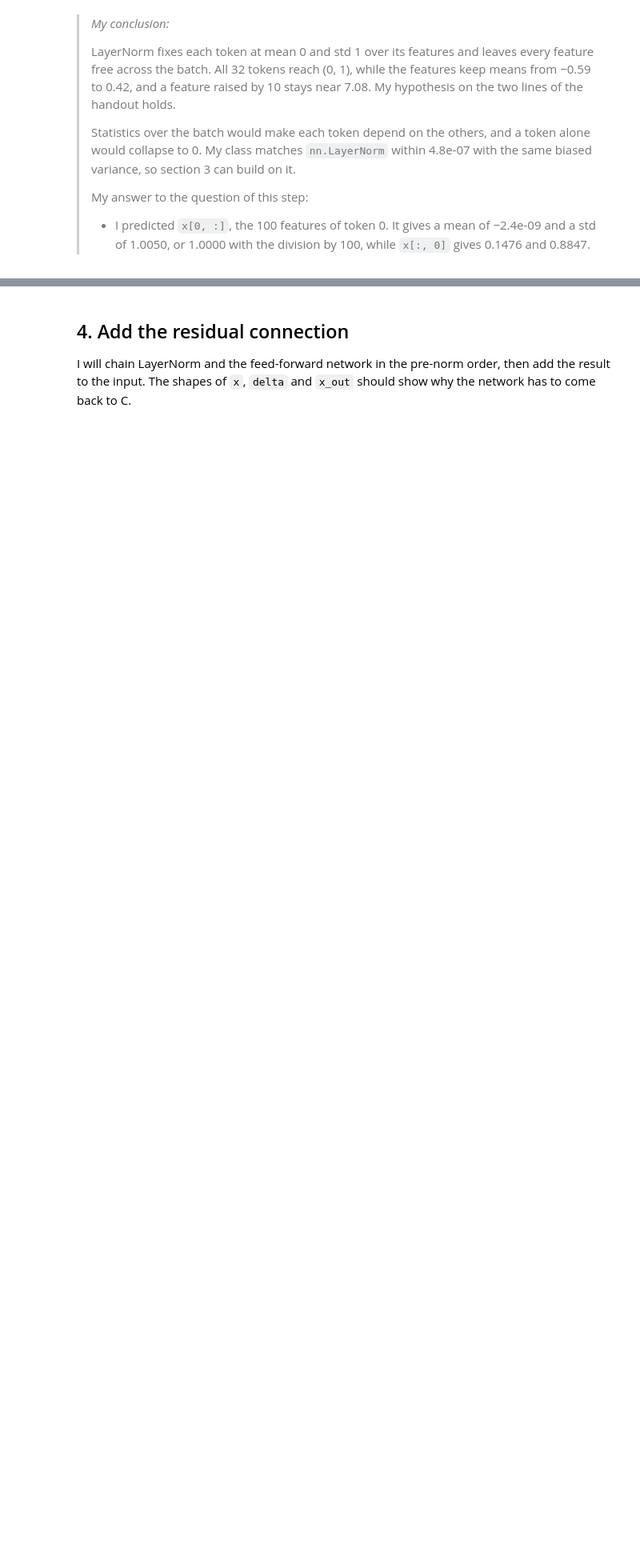
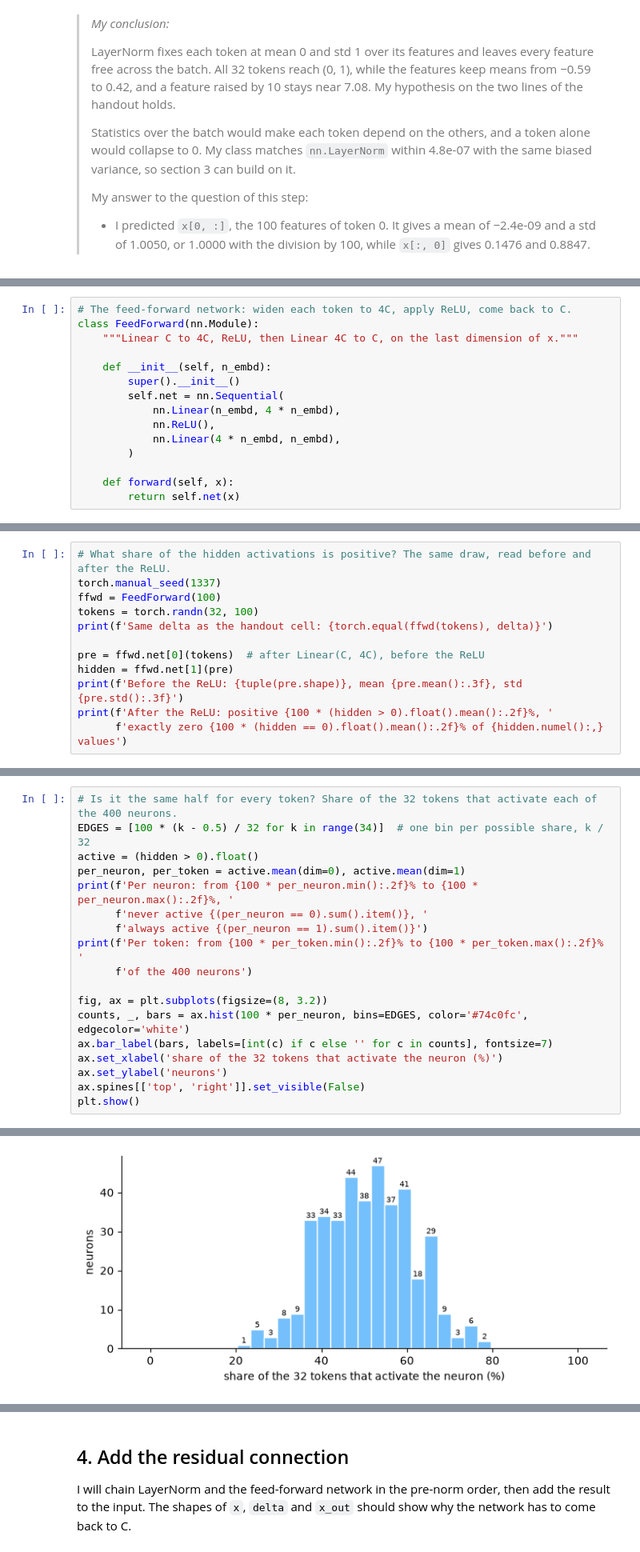
Before and after one commit to mcrayssac/ING3_IAA_GB_NLP, a Jupyter notebook: TP3_transformers.ipynb, the cells around one changed output, grey strips where cells are left out. Shown at 80% size. Drawn from its saved outputs; the diff is of its cells as text; blank space fills up the shorter version.

```diff
--- a/TP3_transformers.ipynb
+++ b/TP3_transformers.ipynb
@@ -448,0 +454,15 @@ I will build the network C → 4C → C with a ReLU in the middle and apply it t
+# %%
+# The feed-forward network: widen each token to 4C, apply ReLU, come back to C.
+class FeedForward(nn.Module):
+    """Linear C to 4C, ReLU, then Linear 4C to C, on the last dimension of x."""
+
+    def __init__(self, n_embd):
+        super().__init__()
+        self.net = nn.Sequential(
+            nn.Linear(n_embd, 4 * n_embd),
+            nn.ReLU(),
+            nn.Linear(4 * n_embd, n_embd),
+        )
+
+    def forward(self, x):
+        return self.net(x)
@@ -448,0 +481,12 @@ I will build the network C → 4C → C with a ReLU in the middle and apply it t
+# %%
+# What share of the hidden activations is positive? The same draw, read before and after the ReLU.
+torch.manual_seed(1337)
+ffwd = FeedForward(100)
+tokens = torch.randn(32, 100)
+print(f'Same delta as the handout cell: {torch.equal(ffwd(tokens), delta)}')
+
+pre = ffwd.net[0](tokens)  # after Linear(C, 4C), before the ReLU
+hidden = ffwd.net[1](pre)
+print(f'Before the ReLU: {tuple(pre.shape)}, mean {pre.mean():.3f}, std {pre.std():.3f}')
+print(f'After the ReLU: positive {100 * (hidden > 0).float().mean():.2f}%, '
+      f'exactly zero {100 * (hidden == 0).float().mean():.2f}% of {hidden.numel():,} values')
@@ -448,0 +501,19 @@ I will build the network C → 4C → C with a ReLU in the middle and apply it t
+# %%
+# Is it the same half for every token? Share of the 32 tokens that activate each of the 400 neurons.
+EDGES = [100 * (k - 0.5) / 32 for k in range(34)]  # one bin per possible share, k / 32
+active = (hidden > 0).float()
+per_neuron, per_token = active.mean(dim=0), active.mean(dim=1)
+print(f'Per neuron: from {100 * per_neuron.min():.2f}% to {100 * per_neuron.max():.2f}%, '
+      f'never active {(per_neuron == 0).sum().item()}, '
+      f'always active {(per_neuron == 1).sum().item()}')
+print(f'Per token: from {100 * per_token.min():.2f}% to {100 * per_token.max():.2f}% '
+      f'of the 400 neurons')
+
+fig, ax = plt.subplots(figsize=(8, 3.2))
+counts, _, bars = ax.hist(100 * per_neuron, bins=EDGES, color='#74c0fc', edgecolor='white')
+ax.bar_label(bars, labels=[int(c) if c else '' for c in counts], fontsize=7)
+ax.set_xlabel('share of the 32 tokens that activate the neuron (%)')
+ax.set_ylabel('neurons')
+ax.spines[['top', 'right']].set_visible(False)
+plt.show()
+# %% [output]
@@ -448,0 +522 @@ I will build the network C → 4C → C with a ReLU in the middle and apply it t
+[figure, added]
```
Also changed, not shown: parts of 20 cells of this notebook, 4 other files.
